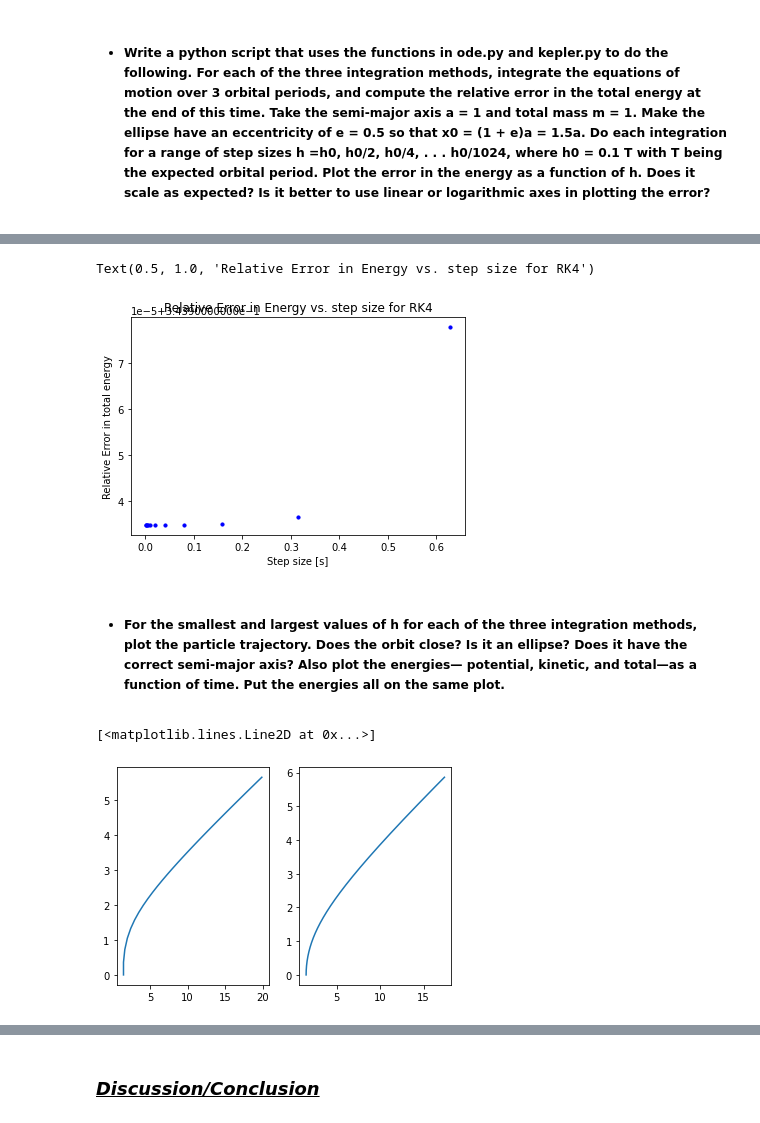
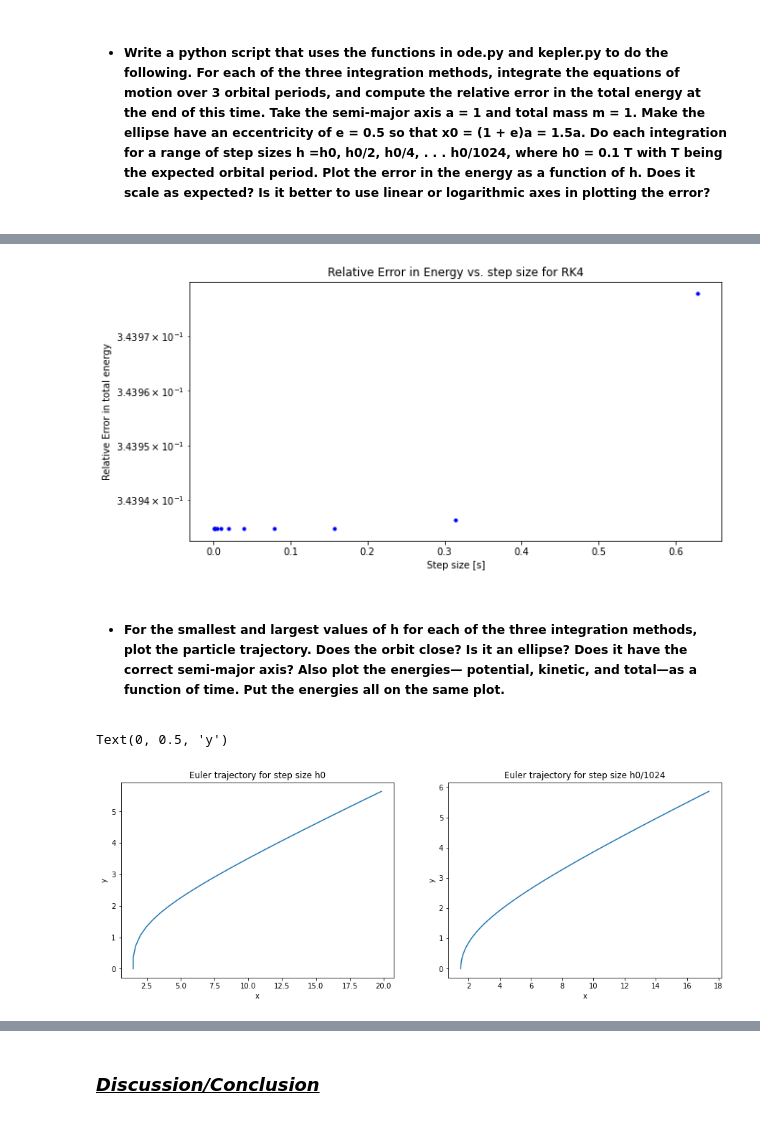
Before and after one commit to AriAtari/AST-projecy-group-10, a Jupyter notebook: Group10.ipynb, the cells around one changed output, grey strips where cells are left out. Drawn from its saved outputs; the diff is of its cells as text; code cells hidden in the pictures.

```diff
--- a/Group10.ipynb
+++ b/Group10.ipynb
@@ -228,36 +232,45 @@ for i in range(len(steps)):
 
     RK4vals.append([ts,Xs,Ys,KEs,PEs,TEs])
 # %%
+plt.figure(figsize = (10,5))
 plt.scatter(steps[0],RK4vals[0][-1][-1]-Energy,s = 10,color = 'b')
 plt.scatter(steps[1],RK4vals[1][-1][-1]-Energy,s = 10,color = 'b')
 plt.scatter(steps[2],RK4vals[2][-1][-1]-Energy,s = 10,color = 'b')
 plt.scatter(steps[3],RK4vals[3][-1][-1]-Energy,s = 10,color = 'b')
 plt.scatter(steps[4],RK4vals[4][-1][-1]-Energy,s = 10,color = 'b')
 plt.scatter(steps[5],RK4vals[5][-1][-1]-Energy,s = 10,color = 'b')
 plt.scatter(steps[6],RK4vals[6][-1][-1]-Energy,s = 10,color = 'b')
 plt.scatter(steps[7],RK4vals[7][-1][-1]-Energy,s = 10,color = 'b')
 plt.scatter(steps[8],RK4vals[8][-1][-1]-Energy,s = 10,color = 'b')
 plt.scatter(steps[9],RK4vals[9][-1][-1]-Energy,s = 10,color = 'b')
 plt.scatter(steps[10],RK4vals[10][-1][-1]-Energy,s = 10,color = 'b')
+plt.yscale('log')
 plt.xlabel('Step size [s]')
 plt.ylabel('Relative Error in total energy')
 plt.title('Relative Error in Energy vs. step size for RK4')
+plt.show()
 # %% [output]
-Text(0.5, 1.0, 'Relative Error in Energy vs. step size for RK4')
-[figure, old version]
+[figure, new version]
 # %% [markdown]
 - #####  For the smallest and largest values of h for each of the three integration methods, plot the particle trajectory. Does the orbit close? Is it an ellipse? Does it have the correct semi-major axis? Also plot the energies— potential, kinetic, and total—as a function of time. Put the energies all on the same plot.
 # %%
 # Euler orbits
 
+plt.figure(figsize = (15,5))
 plt.subplot(121)
 plt.plot(Eulervals[0][1],Eulervals[0][2])
+plt.title('Euler trajectory for step size h0')
+plt.xlabel('x')
+plt.ylabel('y')
 
 plt.subplot(122)
 plt.plot(Eulervals[10][1],Eulervals[10][2])
+plt.title('Euler trajectory for step size h0/1024')
+plt.xlabel('x')
+plt.ylabel('y')
 # %% [output]
-[<matplotlib.lines.Line2D at 0x...>]
+Text(0, 0.5, 'y')
-[figure, old version]
+[figure, new version]
 # %%
 # Euler energies
 
```
Also changed, not shown: parts of 7 cells of this notebook.
